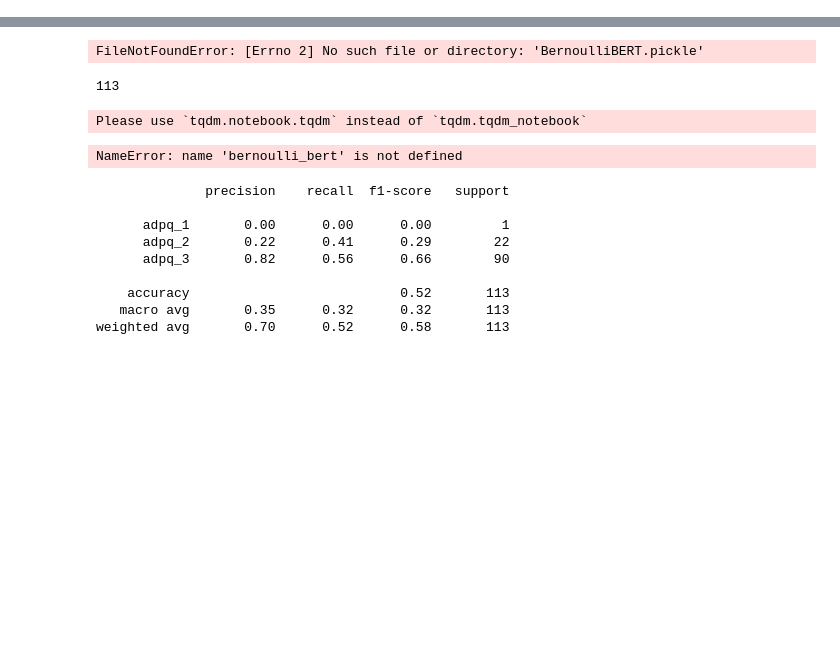
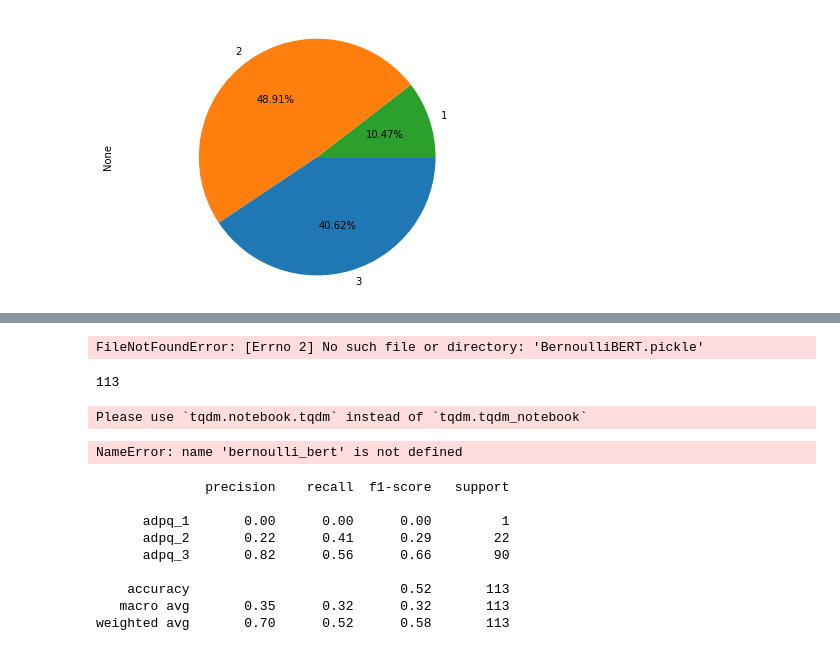
Before and after one commit to nicklogin/langexbank-difficulty-scoring, a Jupyter notebook: PredictZeroLevel.ipynb, the cells around one changed output, grey strips where cells are left out. Saved outputs shown, nothing was run; the diff lists cells and outputs as text; code cells hidden in the pictures; blank space fills up the shorter version.

```diff
--- a/PredictZeroLevel.ipynb
+++ b/PredictZeroLevel.ipynb
@@ -111,2 +118,13 @@ zero_level = pd.read_csv("ZeroLevel.csv")
+# %%
+ml_data_class_counts = pd.Series({1: 67, 2:313, 3:260})
+ml_data_class_counts.plot.pie(autopct='%1.2f%%',
+                              colors=["#2ca02c",
+                                      "#ff7f0e",
+                                      "#1f77b4"])
+plt.axis("equal")
+plt.tight_layout()
+plt.show()
+# %% [output]
+[figure, added]
 # %%
 zero_level
```
Also changed, not shown: parts of 2 cells of this notebook, 3 other files.
